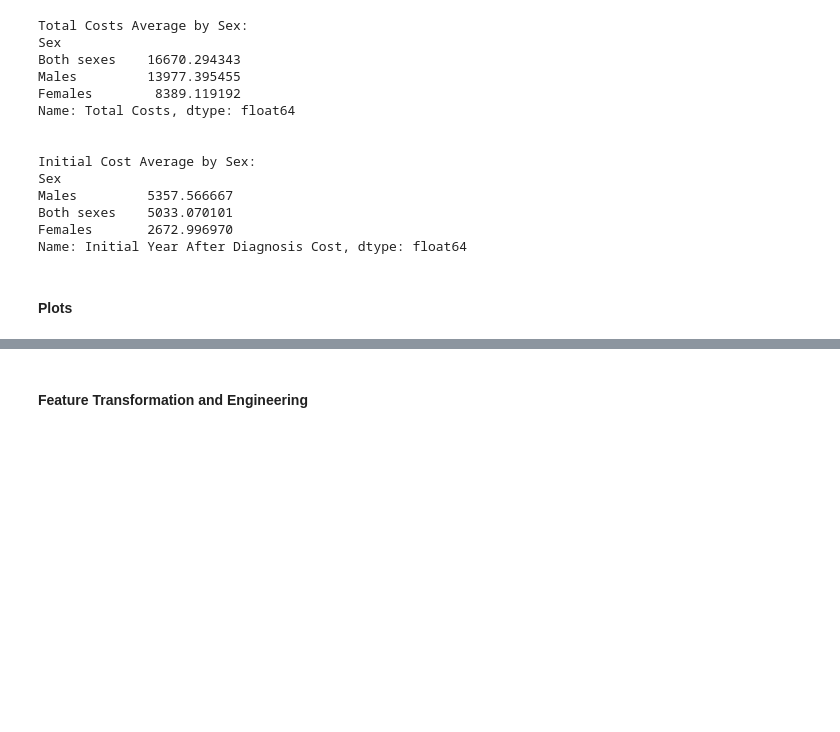
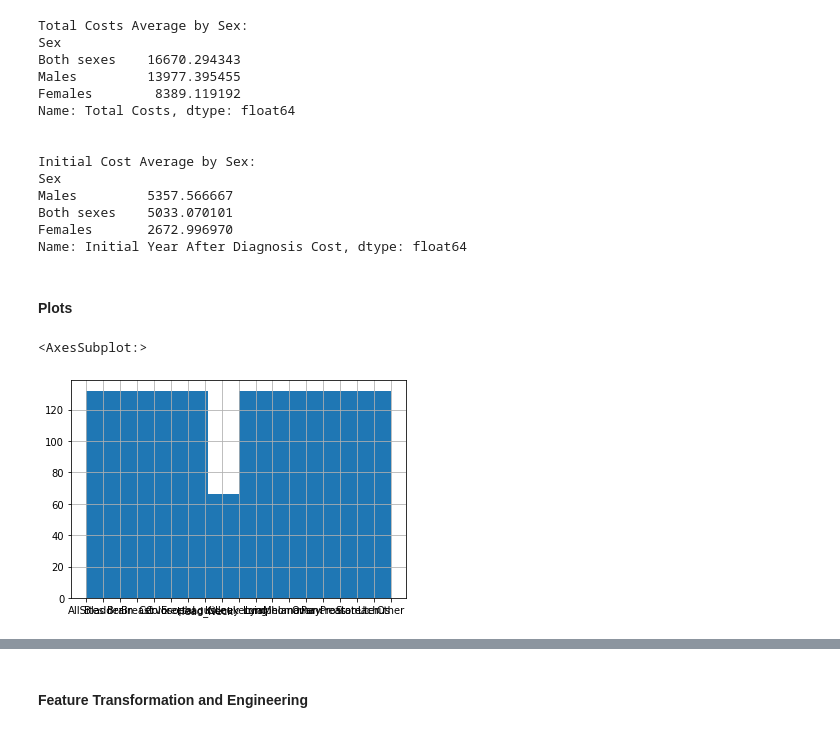
Before and after one commit to WickedoneC/Healthcare, a Jupyter notebook: Total_Insurance_Cost/Cleaning_EDA.ipynb, the cells around one changed output, grey strips where cells are left out. Cells and saved outputs as stored; diff of their text form; code cells hidden in the pictures; blank space fills up the shorter version.

Commit message:
plots and feature engineering

```diff
--- a/Total_Insurance_Cost/Cleaning_EDA.ipynb
+++ b/Total_Insurance_Cost/Cleaning_EDA.ipynb
@@ -433,4 +432,9 @@ Name: Initial Year After Diagnosis Cost, dtype: float64
 # %%
 # freq plot of cancer sites
+# %%
+df['Cancer Site'].hist()
+# %% [output]
+<AxesSubplot:>
+[figure, added]
 # %%
 # freq plot of year
```
Also changed, not shown: parts of 34 cells of this notebook.
